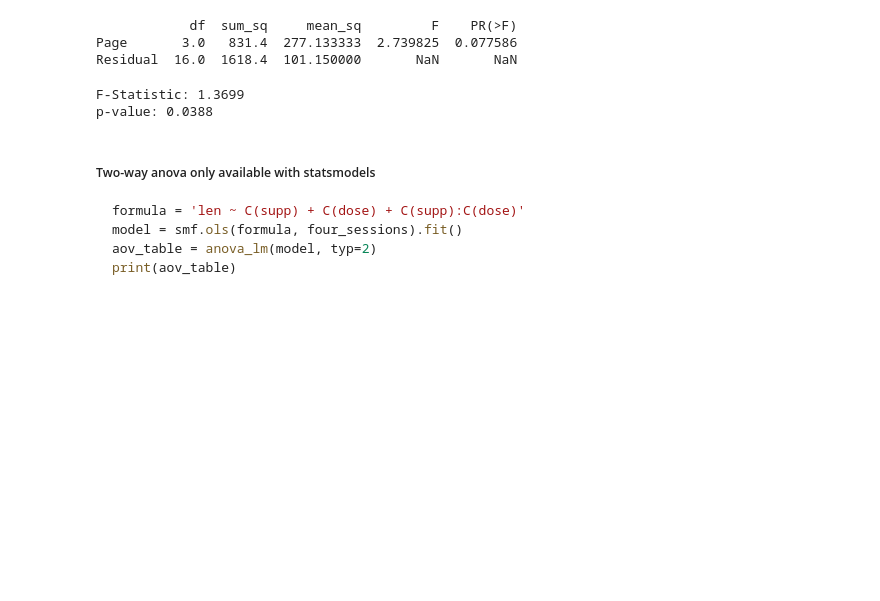
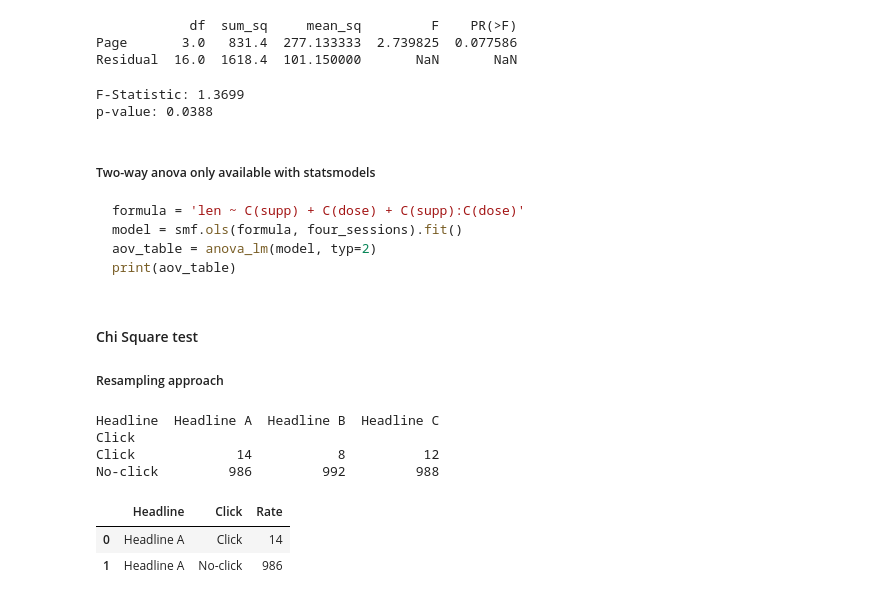
Before and after one commit to mrutyunjay17/Hands-On-Machine-Learning, a Jupyter notebook: other_books/practical_stats_for_ds/3_statistical_exp_and_significance_testing.ipynb, the cells around one changed output. Cells and saved outputs as stored; diff of their text form; code cells hidden in the pictures; blank space fills up the shorter version.

````diff
--- a/other_books/practical_stats_for_ds/3_statistical_exp_and_significance_testing.ipynb
+++ b/other_books/practical_stats_for_ds/3_statistical_exp_and_significance_testing.ipynb
@@ -216,3 +216,22 @@ model = smf.ols(formula, four_sessions).fit()
 aov_table = anova_lm(model, typ=2)
 print(aov_table)
 ```
+# %% [markdown]
+#### Chi Square test
+##### Resampling approach
+# %%
+# Table 3-4
+click_rate = pd.read_csv("https://raw.githubusercontent.com/gedeck/practical-statistics-for-data-scientists/master/data/click_rates.csv")
+clicks = click_rate.pivot(index='Click', columns='Headline', values='Rate')
+print(clicks)
+# %% [output]
+Headline  Headline A  Headline B  Headline C
+Click
+Click             14           8          12
+No-click         986         992         988
+# %%
+click_rate.head(2)
+# %% [output]
+|  | Headline | Click | Rate |
+| 0 | Headline A | Click | 14 |
+| 1 | Headline A | No-click | 986 |
````
Also changed, not shown: parts of 10 cells of this notebook.
